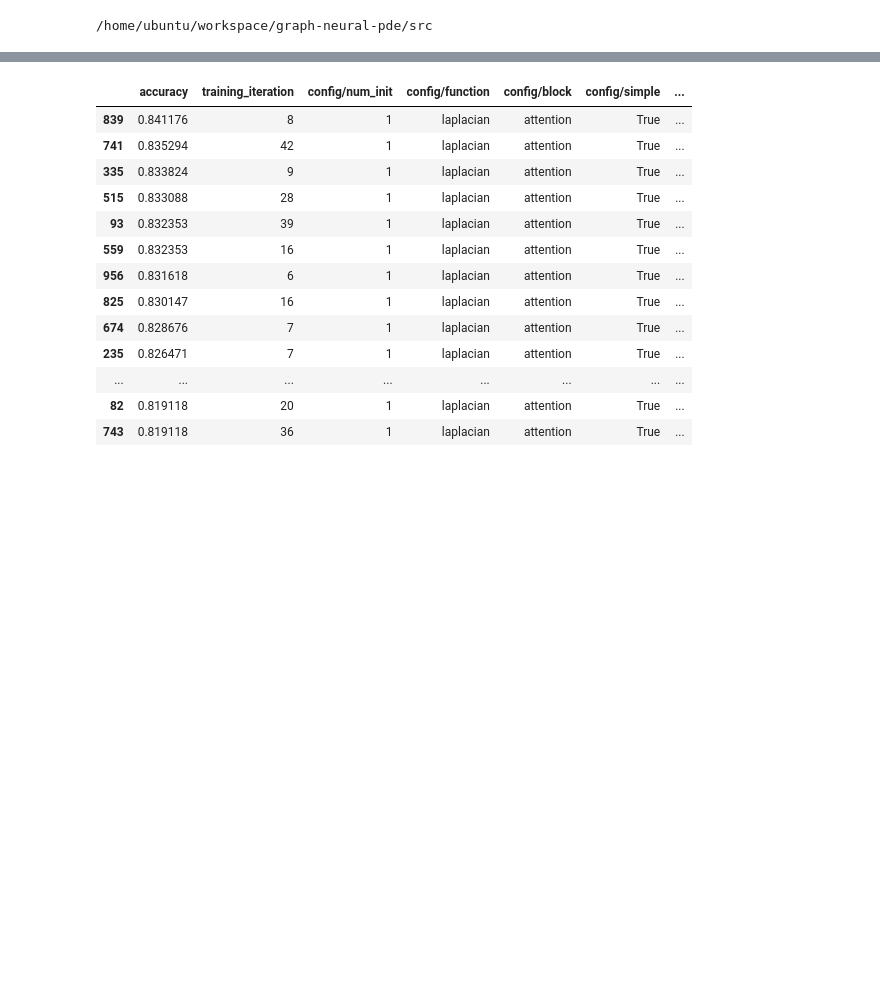
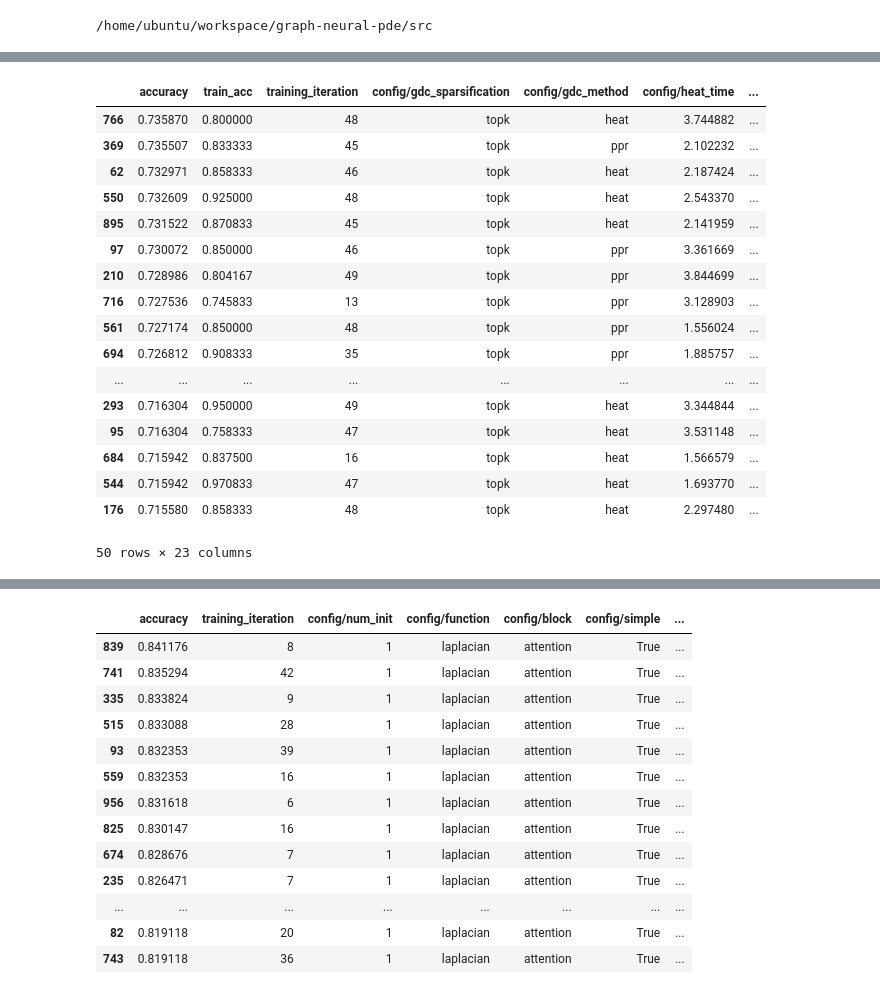
Before and after one commit to twitter-research/graph-neural-pde, a Jupyter notebook: notebooks/ray_analysis.ipynb, the cells around one changed output, grey strips where cells are left out. Cells and saved outputs as stored; diff of their text form; code cells hidden in the pictures; blank space fills up the shorter version.

```diff
--- a/notebooks/ray_analysis.ipynb
+++ b/notebooks/ray_analysis.ipynb
@@ -36,0 +58,22 @@ print(len(df))
+# %%
+df = get_analysis('citeseer-nl-att-rewiring', rewire_cols)
+df.head(50)
+# %% [output]
+|  | accuracy | train_acc | training_iteration | config/gdc_sparsification | config/gdc_method | config/heat_time | ... |
+| 766 | 0.735870 | 0.800000 | 48 | topk | heat | 3.744882 | ... |
+| 369 | 0.735507 | 0.833333 | 45 | topk | ppr | 2.102232 | ... |
+| 62 | 0.732971 | 0.858333 | 46 | topk | heat | 2.187424 | ... |
+| 550 | 0.732609 | 0.925000 | 48 | topk | heat | 2.543370 | ... |
+| 895 | 0.731522 | 0.870833 | 45 | topk | heat | 2.141959 | ... |
+| 97 | 0.730072 | 0.850000 | 46 | topk | ppr | 3.361669 | ... |
+| 210 | 0.728986 | 0.804167 | 49 | topk | ppr | 3.844699 | ... |
+| 716 | 0.727536 | 0.745833 | 13 | topk | ppr | 3.128903 | ... |
+| 561 | 0.727174 | 0.850000 | 48 | topk | ppr | 1.556024 | ... |
+| 694 | 0.726812 | 0.908333 | 35 | topk | ppr | 1.885757 | ... |
+| ... | ... | ... | ... | ... | ... | ... | ... |
+| 293 | 0.716304 | 0.950000 | 49 | topk | heat | 3.344844 | ... |
+| 95 | 0.716304 | 0.758333 | 47 | topk | heat | 3.531148 | ... |
+| 684 | 0.715942 | 0.837500 | 16 | topk | heat | 1.566579 | ... |
+| 544 | 0.715942 | 0.970833 | 47 | topk | heat | 1.693770 | ... |
+| 176 | 0.715580 | 0.858333 | 48 | topk | heat | 2.297480 | ... |
+50 rows × 23 columns
```
Also changed, not shown: parts of 45 cells of this notebook.
